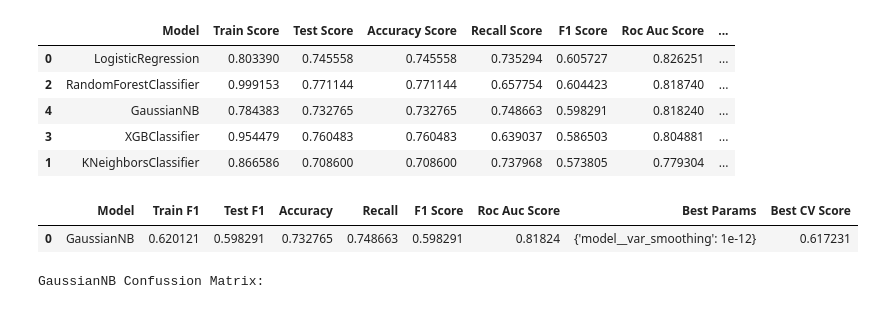
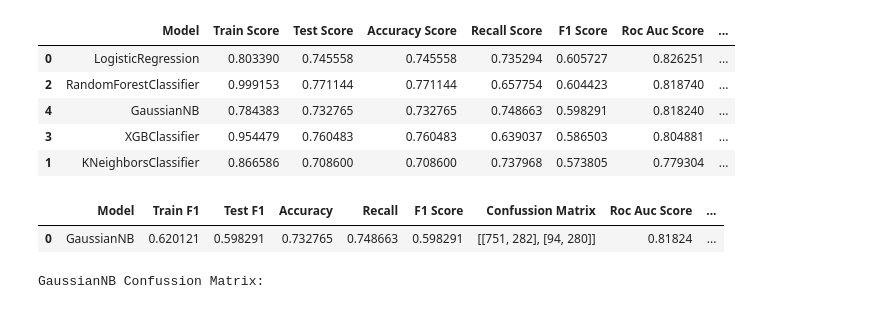
Before and after one commit to Md-Maruf-1727/customer-churn-prediction-ml, a Jupyter notebook: NoteBooks/04_model_training.ipynb, the cells around one changed output. Drawn from its saved outputs; the diff is of its cells as text; code cells hidden in the pictures.

```diff
--- a/NoteBooks/04_model_training.ipynb
+++ b/NoteBooks/04_model_training.ipynb
@@ -152,34 +152,35 @@ gnb_model = gnb_grid.fit(scale_xtrain, ytrain)
 # %%
 gnb_pred = gnb_model.predict(scale_xtest)
 gnb_pred_proba = gnb_model.predict_proba(scale_xtest)[:, 1]
 
 gnb_train_f1 = gnb_model.score(scale_xtrain, ytrain)
 gnb_test_f1 = gnb_model.score(scale_xtest, ytest)
 
 gnb_accuracy = accuracy_score(ytest, gnb_pred)
 gnb_recall = recall_score(ytest, gnb_pred)
 gnb_f1 = f1_score(ytest, gnb_pred)
 gnb_confusion = confusion_matrix(ytest, gnb_pred)
 gnb_roc_auc = roc_auc_score(ytest, gnb_pred_proba)
 best_params = gnb_model.best_params_
 best_score = gnb_model.best_score_
 
 gnb_result = pd.DataFrame([{
     'Model': 'GaussianNB',
     'Train F1': gnb_train_f1,
     'Test F1': gnb_test_f1,
     'Accuracy': gnb_accuracy,
     'Recall': gnb_recall,
     'F1 Score': gnb_f1,
+    'Confussion Matrix': gnb_confusion,
     'Roc Auc Score': gnb_roc_auc,
     'Best Params': str(best_params),
     'Best CV Score': best_score
 
 }])
 gnb_result
 # %% [output]
-|  | Model | Train F1 | Test F1 | Accuracy | Recall | F1 Score | Roc Auc Score | Best Params | Best CV Score |
-| 0 | GaussianNB | 0.620121 | 0.598291 | 0.732765 | 0.748663 | 0.598291 | 0.81824 | {'model__var_smoothing': 1e-12} | 0.617231 |
+|  | Model | Train F1 | Test F1 | Accuracy | Recall | F1 Score | Confussion Matrix | Roc Auc Score | ... |
+| 0 | GaussianNB | 0.620121 | 0.598291 | 0.732765 | 0.748663 | 0.598291 | [[751, 282], [94, 280]] | 0.81824 | ... |
 # %%
 print("GaussianNB Confussion Matrix:")
 plt.figure(figsize=(4,3))
```
Also changed, not shown: parts of 4 cells of this notebook.
